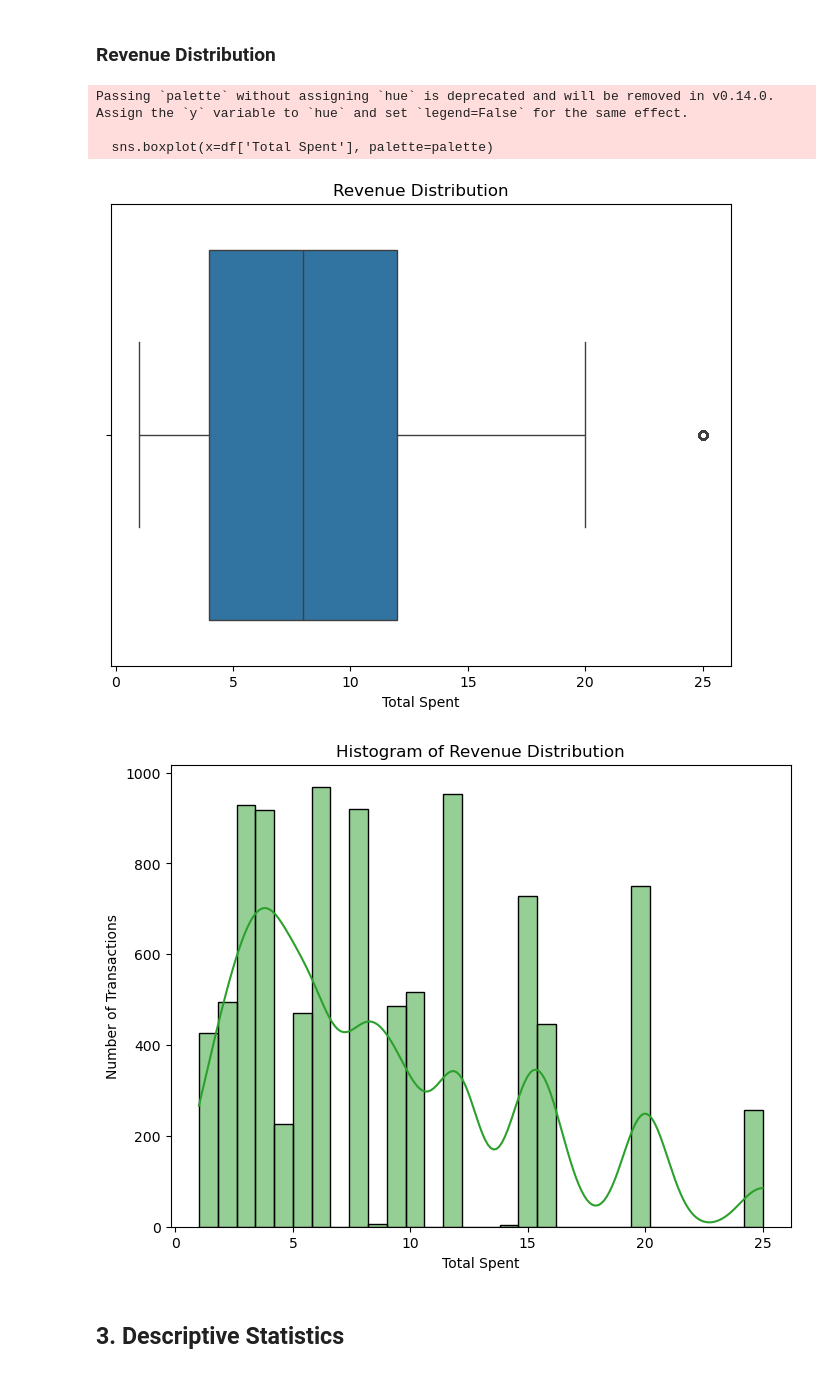
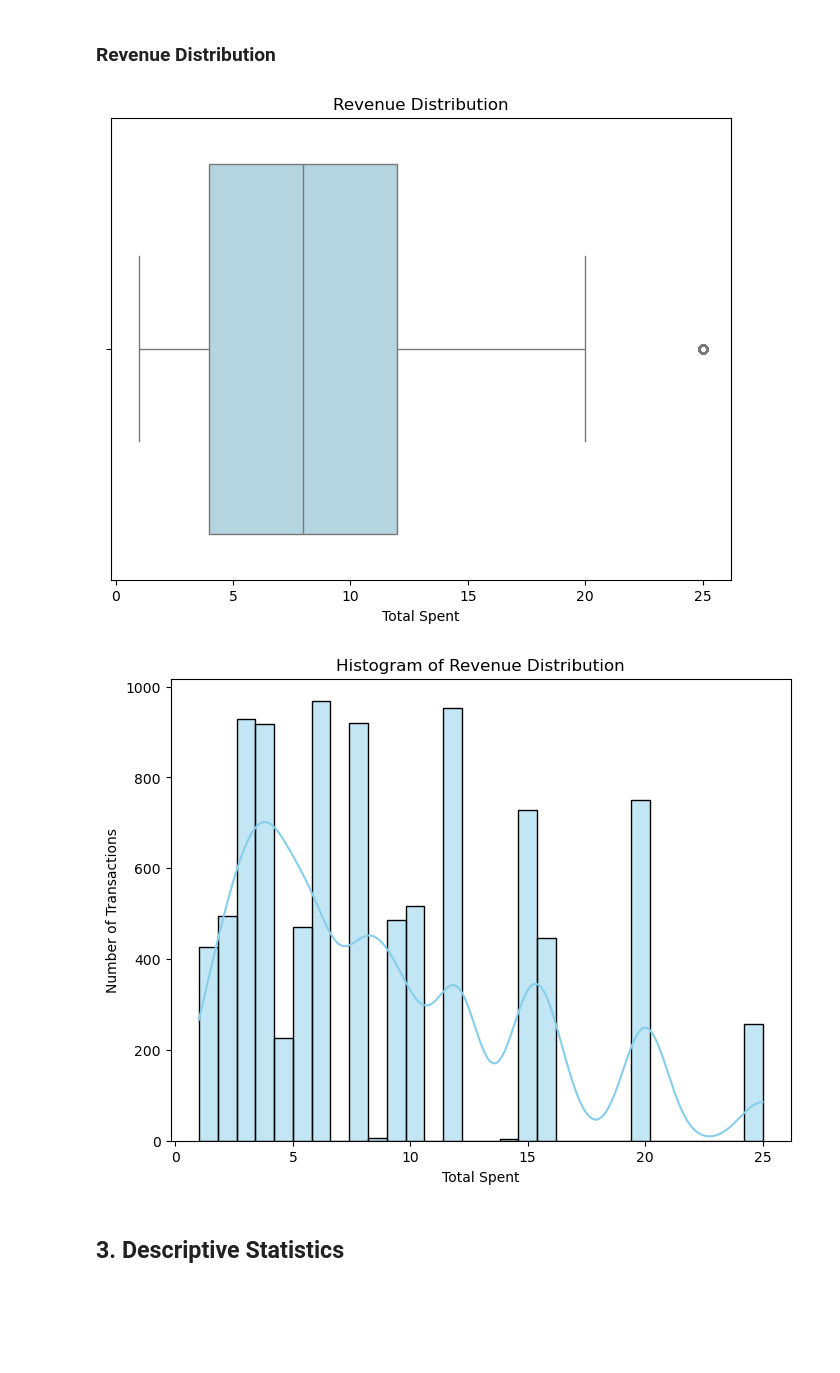
Before and after one commit to martinakvasnickova/Cafe-Sales-Analysis, a Jupyter notebook: analysis/EDA.ipynb, the cells around one changed output. Saved outputs shown, nothing was run; the diff lists cells and outputs as text; code cells hidden in the pictures; blank space fills up the shorter version.

```diff
--- a/analysis/EDA.ipynb
+++ b/analysis/EDA.ipynb
@@ -253,25 +253,23 @@ Index: []
 ### Revenue Distribution
 # %%
 palette = sns.color_palette("tab10")
+# %%
+plt.figure(figsize=(8, 6))
+sns.boxplot(x=df['Total Spent'], color="lightblue")
+plt.title('Revenue Distribution')
+plt.xlabel('Total Spent')
+plt.show()
+# %% [output]
+[figure, added]
 # %%
 plt.figure(figsize=(8, 6))
-sns.boxplot(x=df['Total Spent'], palette=palette)
-plt.title('Revenue Distribution')
-plt.xlabel('Total Spent')
-plt.show()
-
-plt.figure(figsize=(8, 6))
-sns.histplot(df['Total Spent'], bins=30, kde=True, color=palette[2])
+sns.histplot(df['Total Spent'], bins=30, kde=True, color="skyblue")
 plt.title('Histogram of Revenue Distribution')
 plt.xlabel('Total Spent')
 plt.ylabel('Number of Transactions')
 plt.show()
 # %% [output]
-Passing `palette` without assigning `hue` is deprecated and will be removed in v0.14.0. Assign the `y` variable to `hue` and set `legend=False` for the same effect.
-
-  sns.boxplot(x=df['Total Spent'], palette=palette)
-[figure, old version]
+[figure, new version]
-[figure, removed]
 # %% [markdown]
 ## 3. Descriptive Statistics
 # %% [markdown]
```
Also changed, not shown: parts of 1 cell of this notebook.
